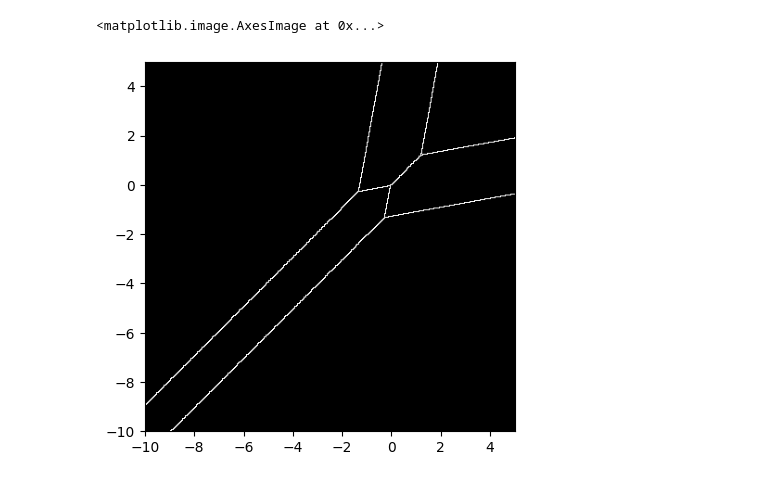
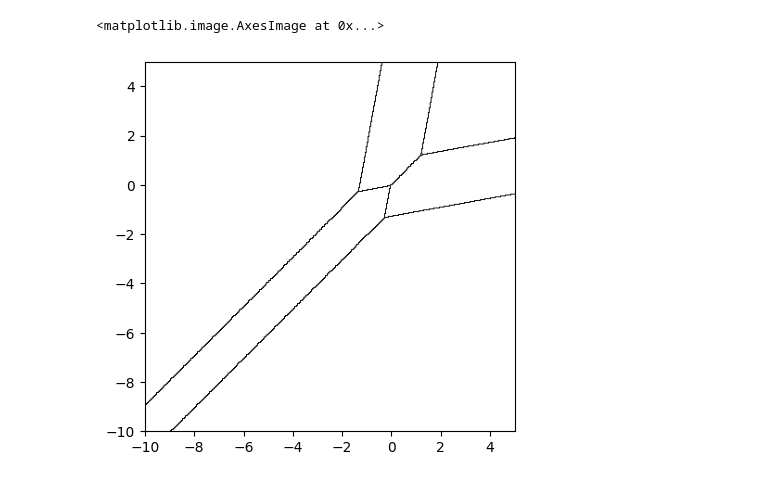
Before and after one commit to b-vanstraaten/qarray, a Jupyter notebook: examples/triple_dot.ipynb, the cells around one changed output. Saved outputs shown, nothing was run; the diff lists cells and outputs as text; code cells hidden in the pictures.

Commit message:
updated cmap

```diff
--- a/examples/triple_dot.ipynb
+++ b/examples/triple_dot.ipynb
@@ -52,5 +52,5 @@ print(f'Elapsed time: {t1 - t0:.2f} s or one pixel very { 1e6 * (t1 - t0) / (vg.
 
 z = dot_occupation_changes(n)  # computing when the dot occupation changes
 
-plt.imshow(z, extent=(vg[..., 0].min(), vg[..., 0].max(), vg[..., 2].min(), vg[..., 2].max()), origin='lower', cmap='gist_grey')
+plt.imshow(z, extent=(vg[..., 0].min(), vg[..., 0].max(), vg[..., 2].min(), vg[..., 2].max()), origin='lower', cmap='binary')
 # %% [output]
@@ -58,2 +58,2 @@ Elapsed time: 0.44 s or one pixel very 1.84 us
 <matplotlib.image.AxesImage at 0x...>
-[figure, old version]
+[figure, new version]
```
Also changed, not shown: parts of 2 cells of this notebook, 2 other files.
